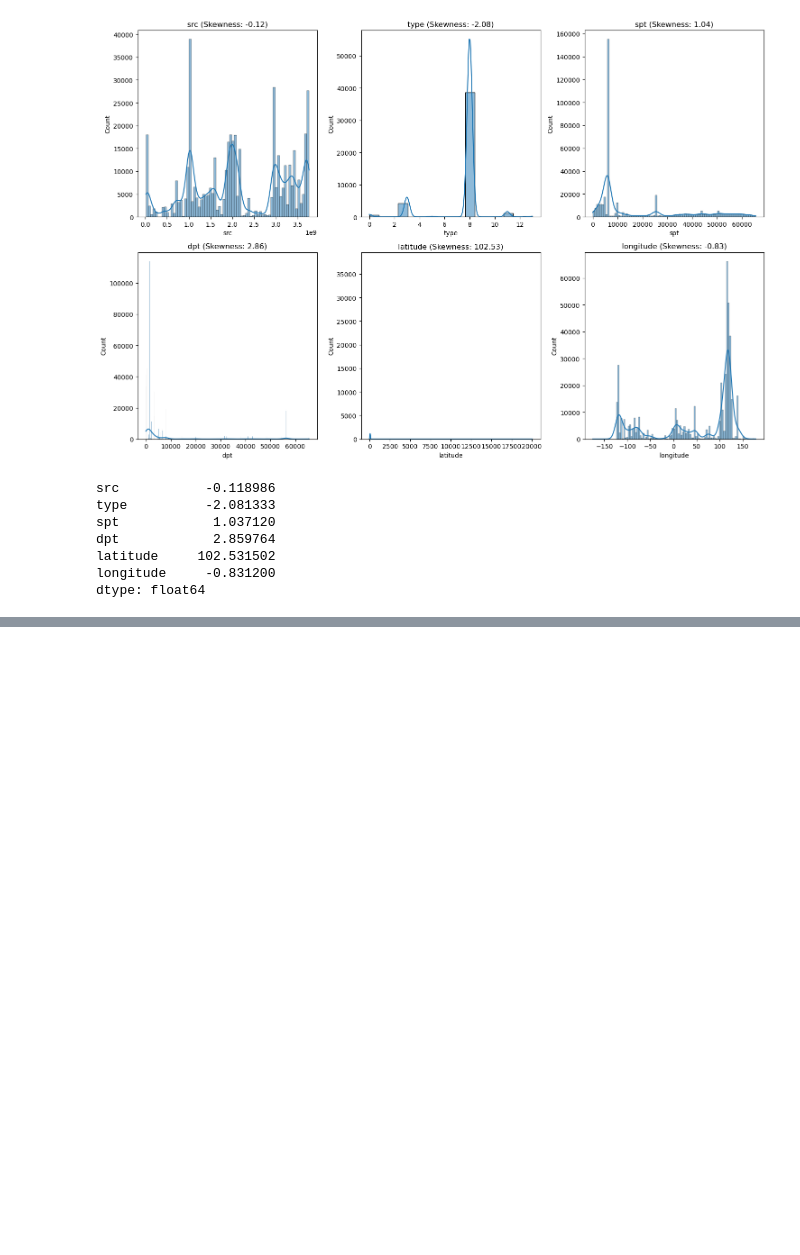
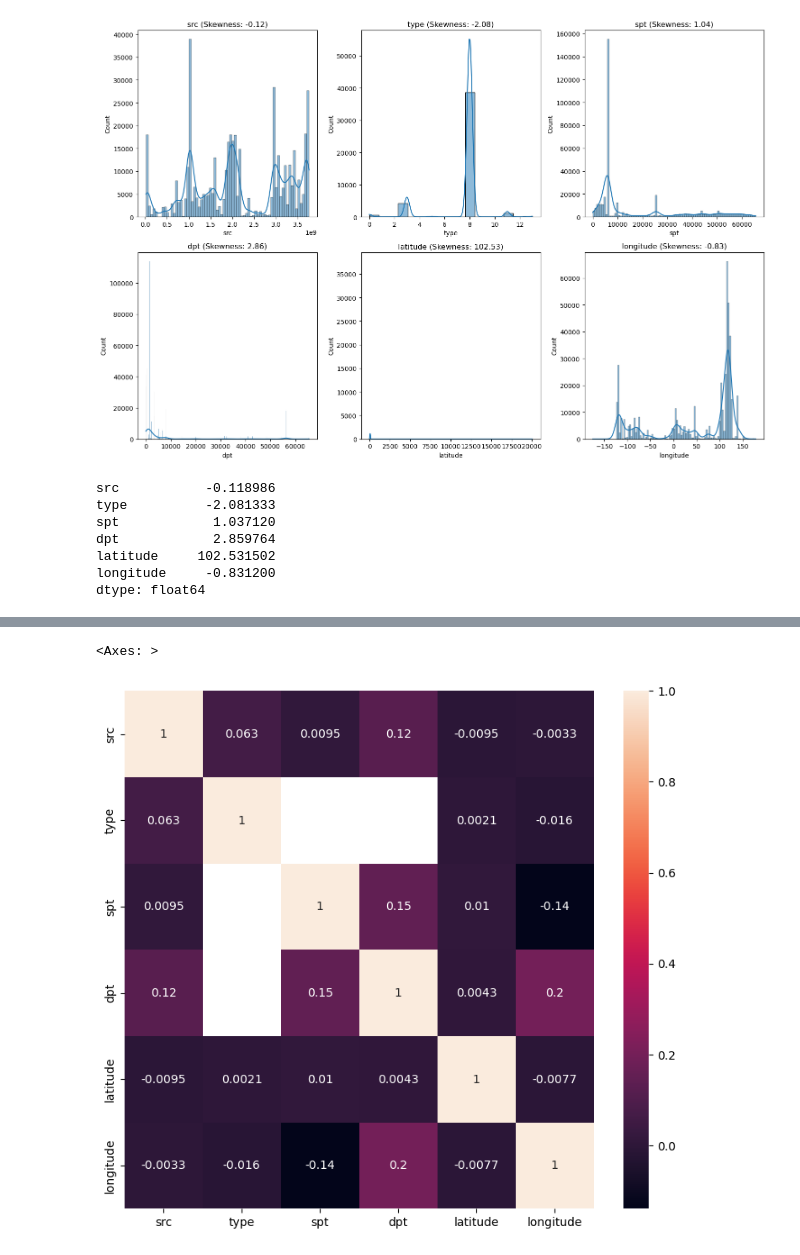
Before and after one commit to CarlosEM3/data-intrusion, a Jupyter notebook: code/CIntrusion EDA.ipynb, the cells around one changed output, grey strips where cells are left out. Drawn from its saved outputs; the diff is of its cells as text; code cells hidden in the pictures; blank space fills up the shorter version.

```diff
--- a/code/CIntrusion EDA.ipynb
+++ b/code/CIntrusion EDA.ipynb
@@ -85,0 +148,11 @@ dtype: float64
+# %%
+#heatmap for feature correlation evaluation
+
+selected_col = ["src", "type", "spt", "dpt", "latitude", "longitude"]
+
+plt.figure(figsize=(9,8))
+
+sns.heatmap(df[selected_col].corr(), annot=True)
+# %% [output]
+<Axes: >
+[figure, added]
```
Also changed, not shown: parts of 12 cells of this notebook.
